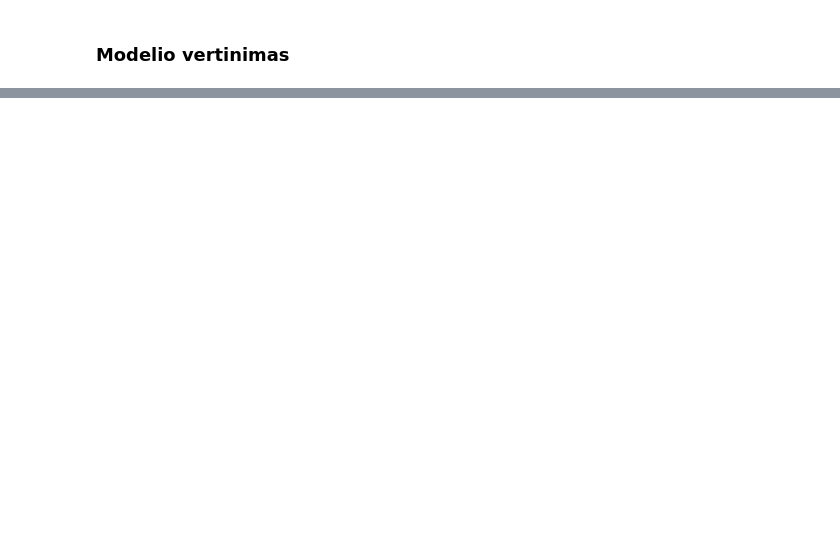
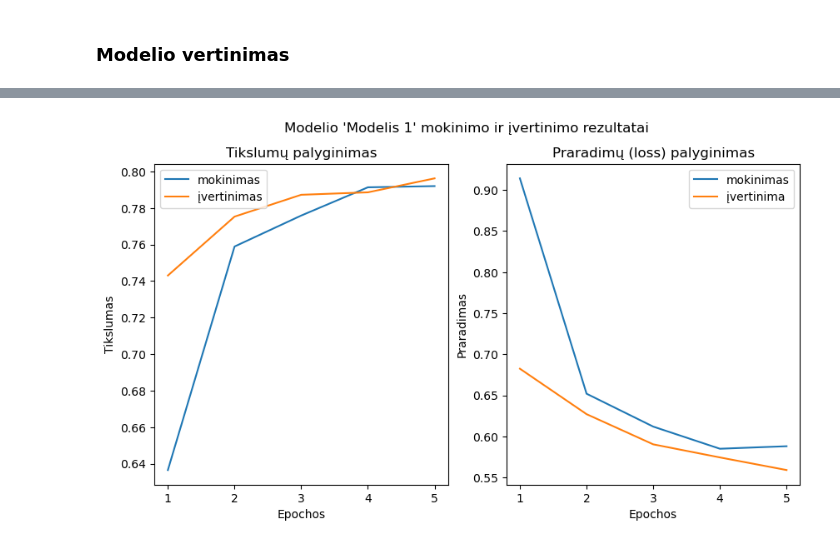
Before and after one commit to gisora/ptu8-final-project, a Jupyter notebook: nuosekliu_sakiniu_klasifikavimas.ipynb, the cells around one changed output, grey strips where cells are left out. Saved outputs shown, nothing was run; the diff lists cells and outputs as text; code cells hidden in the pictures; blank space fills up the shorter version.

Commit message:
accuracy ir loss palyginimų diagramų funkcija

```diff
--- a/nuosekliu_sakiniu_klasifikavimas.ipynb
+++ b/nuosekliu_sakiniu_klasifikavimas.ipynb
@@ -678,0 +676,38 @@ Epoch 5/5
+# %%
+def plot_accuracy_loss_curves(history, model_name):
+    """
+    Grąžina mokymo ir įvertinimo praradimo (loss) ir tikslumo kreivių palyginimą
+
+    Args:
+        history: TensorFlow modelio History objektas, gaunamas mokinant modelį
+        model_name: modelio pavadinimas
+    """
+
+    train_loss = history.history['loss']
+    val_loss = history.history['val_loss']
+
+    train_accuracy = history.history['accuracy']
+    val_accuracy = history.history['val_accuracy']
+
+    epochs = range(1, len(history.history['loss'])+1)
+
+    fig, ax = plt.subplots(1, 2, figsize=(10, 5))
+    fig.suptitle(f"Modelio '{model_name}' mokinimo ir įvertinimo rezultatai")
+
+    # tikslumo (accuracy) palyginimas
+    ax[0].plot(epochs, train_accuracy)
+    ax[0].plot(epochs, val_accuracy)
+    ax[0].legend(['mokinimas', 'įvertinimas'], loc='upper left')
+    ax[0].set_title("Tikslumų palyginimas")
+    ax[0].set_xlabel("Epochos")
+    ax[0].set_ylabel("Tikslumas")
+
+    # praradimų (loss) palyginimas
+    ax[1].plot(epochs, train_loss, label='training_loss')
+    ax[1].plot(epochs, val_loss, label='val_loss')
+    ax[1].legend(['mokinimas', 'įvertinima'], loc='upper right')
+    ax[1].set_title("Praradimų (loss) palyginimas")
+    ax[1].set_xlabel("Epochos")
+    ax[1].set_ylabel("Praradimas")
+
+    plt.show()
@@ -679,2 +736,7 @@ Epoch 5/5
+# %%
+# sudarom modelio "Modelis 1" vertinimo diagramas
+plot_accuracy_loss_curves(model_1_history, "Modelis 1")
+# %% [output]
+[figure, added]
 # %%
 # įvertinam modelį su visais vertinimo rinkinio pavyzdžiais
```
Also changed, not shown: parts of 8 cells of this notebook.
